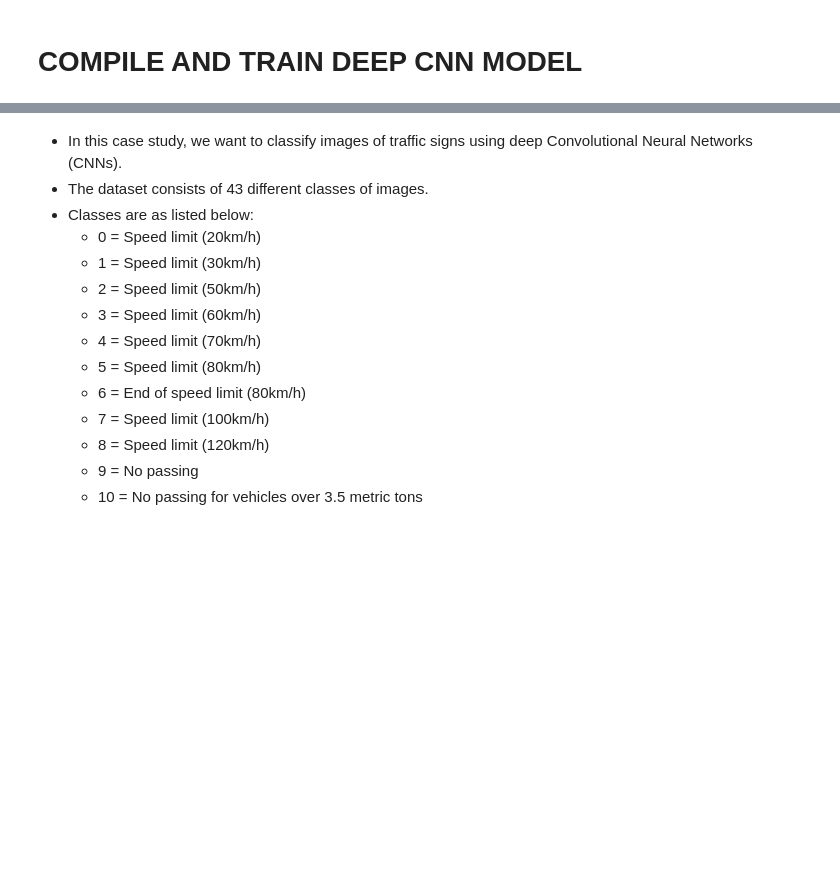
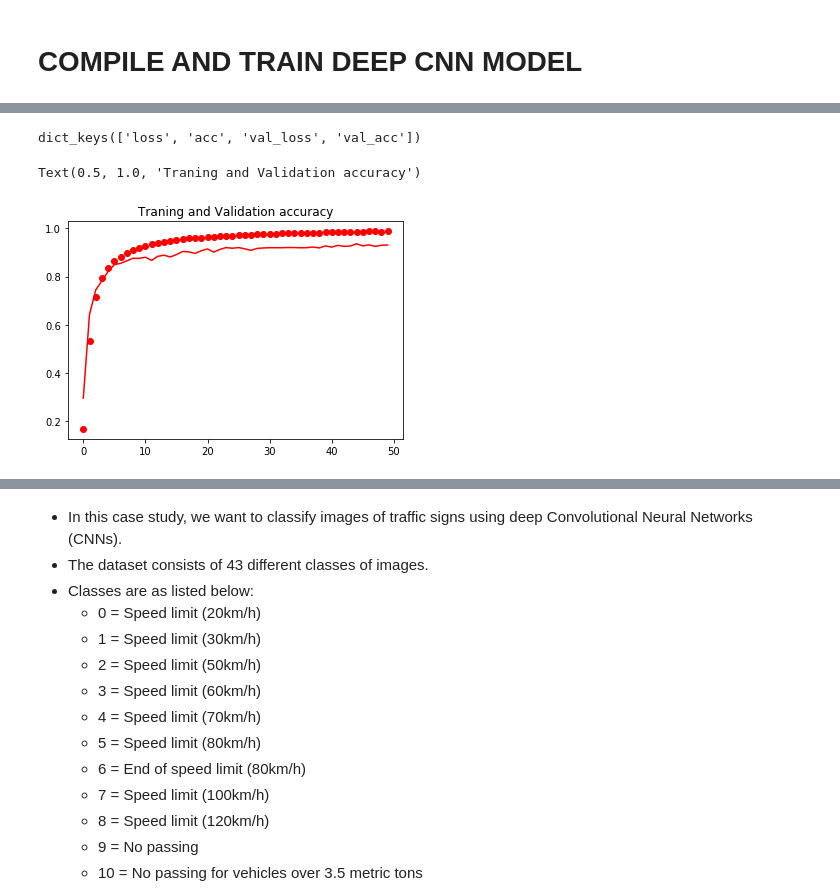
Before and after one commit to connectaditya/Traffic-Sign-Classification-Using-Deep-Learning, a Jupyter notebook: Deep Learning For Traffic Sign Classification.ipynb, the cells around one changed output, grey strips where cells are left out. Saved outputs shown, nothing was run; the diff lists cells and outputs as text; code cells hidden in the pictures; blank space fills up the shorter version.

```diff
--- a/Deep Learning For Traffic Sign Classification.ipynb
+++ b/Deep Learning For Traffic Sign Classification.ipynb
@@ -8,10 +13,9 @@ import pickle
 import random
 # %%
 # The pickle module implements binary protocols for serializing and de-serializing a Python object structure.
-
-with open("/train.p", mode='rb') as training_data:
+with open("./traffic-signs-data/train.p", mode='rb') as training_data:
     train = pickle.load(training_data)
-with open("/valid.p", mode='rb') as validation_data:
+with open("./traffic-signs-data/valid.p", mode='rb') as validation_data:
     valid = pickle.load(validation_data)
-with open("/test.p", mode='rb') as testing_data:
+with open("./traffic-signs-data/test.p", mode='rb') as testing_data:
     test = pickle.load(testing_data)
@@ -122,12 +203,17 @@ print('Test Accuracy: {}'.format(score[1]))
 # %%
 history.history.keys()
+# %% [output]
+dict_keys(['loss', 'acc', 'val_loss', 'val_acc'])
 # %%
-accuracy = history.history['accuracy']
-val_accuracy = history.history['val_accuracy']
+acc = history.history['acc']
+val_acc = history.history['val_acc']
 loss = history.history['loss']
 val_loss = history.history['val_loss']
 # %%
-epochs = range(len(accuracy))
-plt.plot(epochs,loss,'ro',label = 'Traning loss')
-plt.plot(epochs,val_loss,'r',label = 'Validation loss')
-plt.title('Traning and Validation loss')
+epochs = range(len(acc))
+plt.plot(epochs,acc,'ro',label = 'Traning accuarcy')
+plt.plot(epochs,val_acc,'r',label = 'Validation acc')
+plt.title('Traning and Validation accuracy')
+# %% [output]
+Text(0.5, 1.0, 'Traning and Validation accuracy')
+[figure, added]
```
Also changed, not shown: parts of 24 cells of this notebook.
